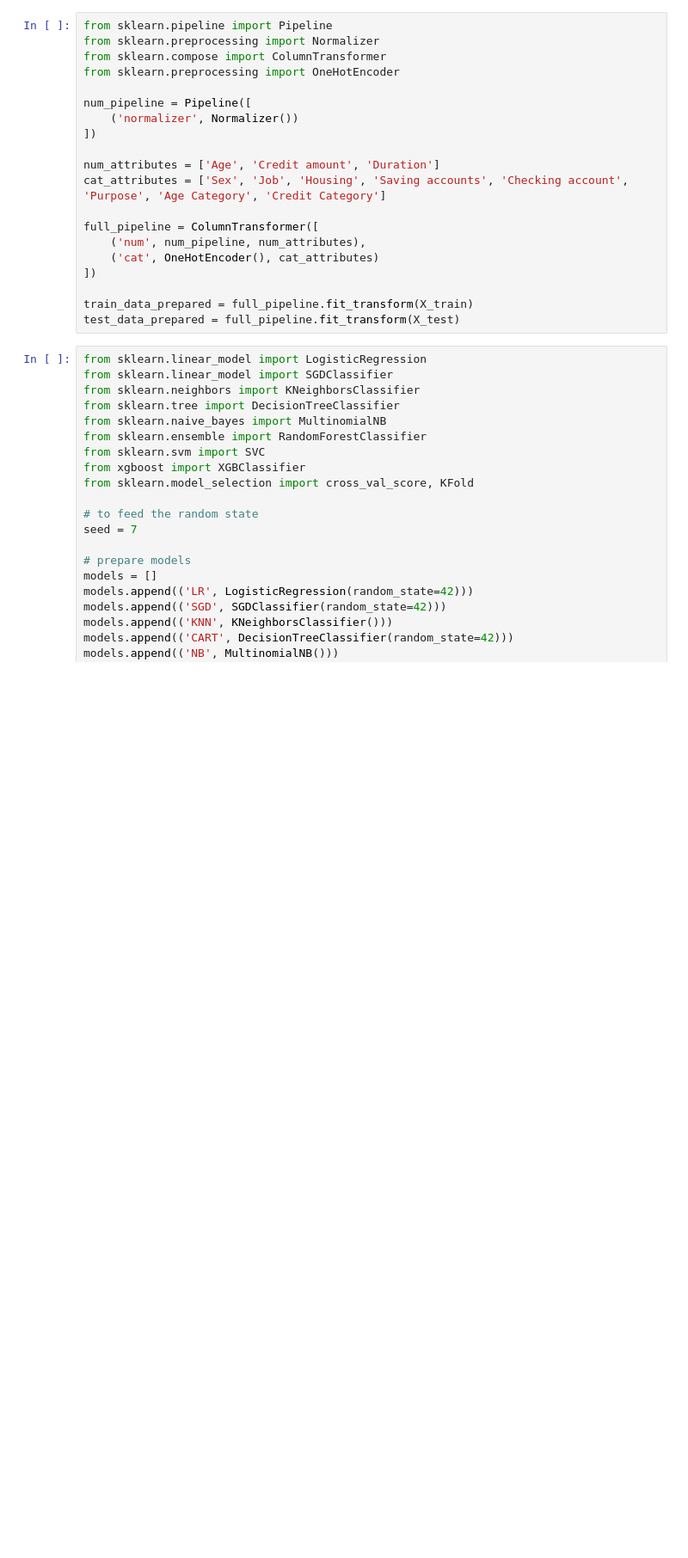
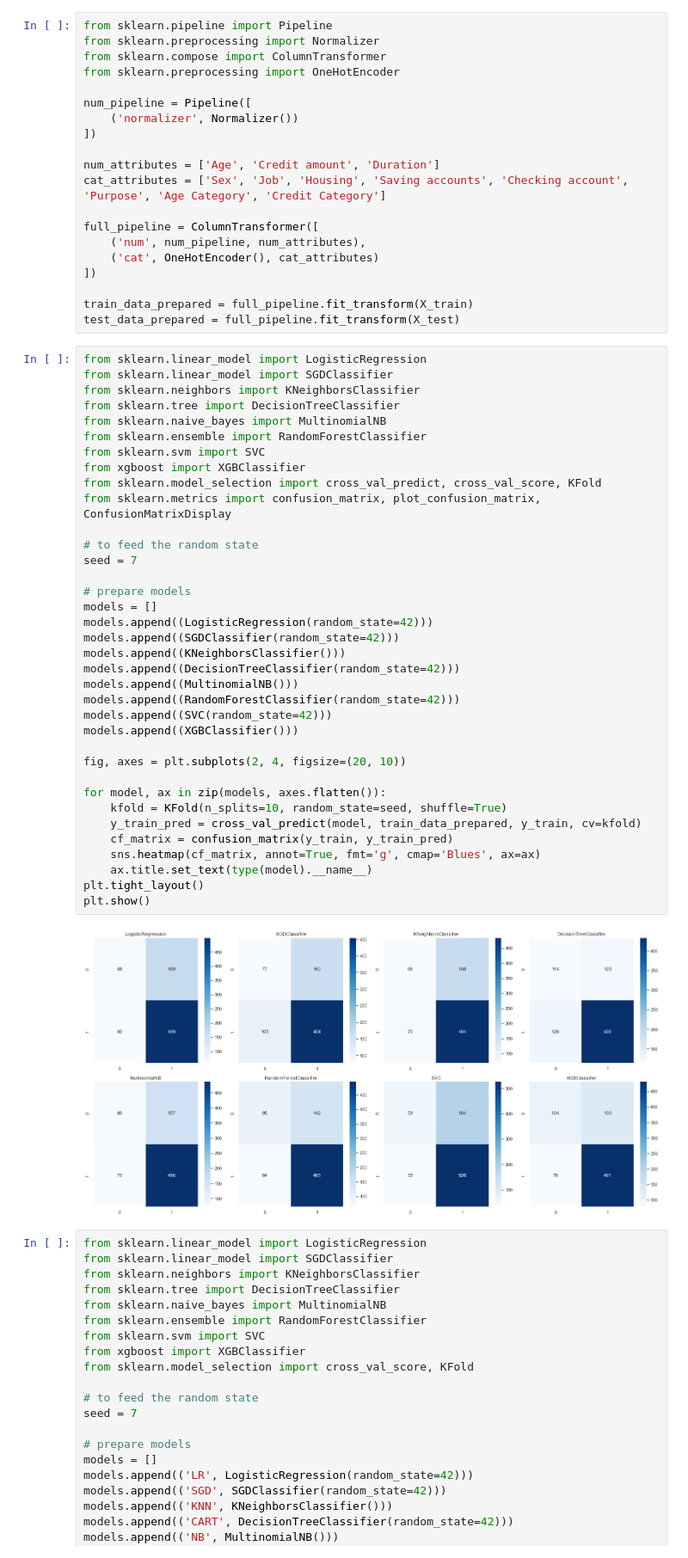
Before and after one commit to jpzambranoleon/german-credit-data-project, a Jupyter notebook: model.ipynb, the cells around one changed output. Shown: that part at 86% size. Cells and saved outputs as stored; diff of their text form; blank space fills up the shorter version.

```diff
--- a/model.ipynb
+++ b/model.ipynb
@@ -153,6 +153,44 @@ full_pipeline = ColumnTransformer([
 
 train_data_prepared = full_pipeline.fit_transform(X_train)
 test_data_prepared = full_pipeline.fit_transform(X_test)
+# %%
+from sklearn.linear_model import LogisticRegression
+from sklearn.linear_model import SGDClassifier
+from sklearn.neighbors import KNeighborsClassifier
+from sklearn.tree import DecisionTreeClassifier
+from sklearn.naive_bayes import MultinomialNB
+from sklearn.ensemble import RandomForestClassifier
+from sklearn.svm import SVC
+from xgboost import XGBClassifier
+from sklearn.model_selection import cross_val_predict, cross_val_score, KFold
+from sklearn.metrics import confusion_matrix, plot_confusion_matrix, ConfusionMatrixDisplay
+
+# to feed the random state
+seed = 7
+
+# prepare models
+models = []
+models.append((LogisticRegression(random_state=42)))
+models.append((SGDClassifier(random_state=42)))
+models.append((KNeighborsClassifier()))
+models.append((DecisionTreeClassifier(random_state=42)))
+models.append((MultinomialNB()))
+models.append((RandomForestClassifier(random_state=42)))
+models.append((SVC(random_state=42)))
+models.append((XGBClassifier()))
+
+fig, axes = plt.subplots(2, 4, figsize=(20, 10))
+
+for model, ax in zip(models, axes.flatten()):
+    kfold = KFold(n_splits=10, random_state=seed, shuffle=True)
+    y_train_pred = cross_val_predict(model, train_data_prepared, y_train, cv=kfold)
+    cf_matrix = confusion_matrix(y_train, y_train_pred)
+    sns.heatmap(cf_matrix, annot=True, fmt='g', cmap='Blues', ax=ax)
+    ax.title.set_text(type(model).__name__)
+plt.tight_layout()
+plt.show()
+# %% [output]
+[figure, added]
 # %%
 from sklearn.linear_model import LogisticRegression
 from sklearn.linear_model import SGDClassifier
```
Also changed, not shown: parts of 2 cells of this notebook.
